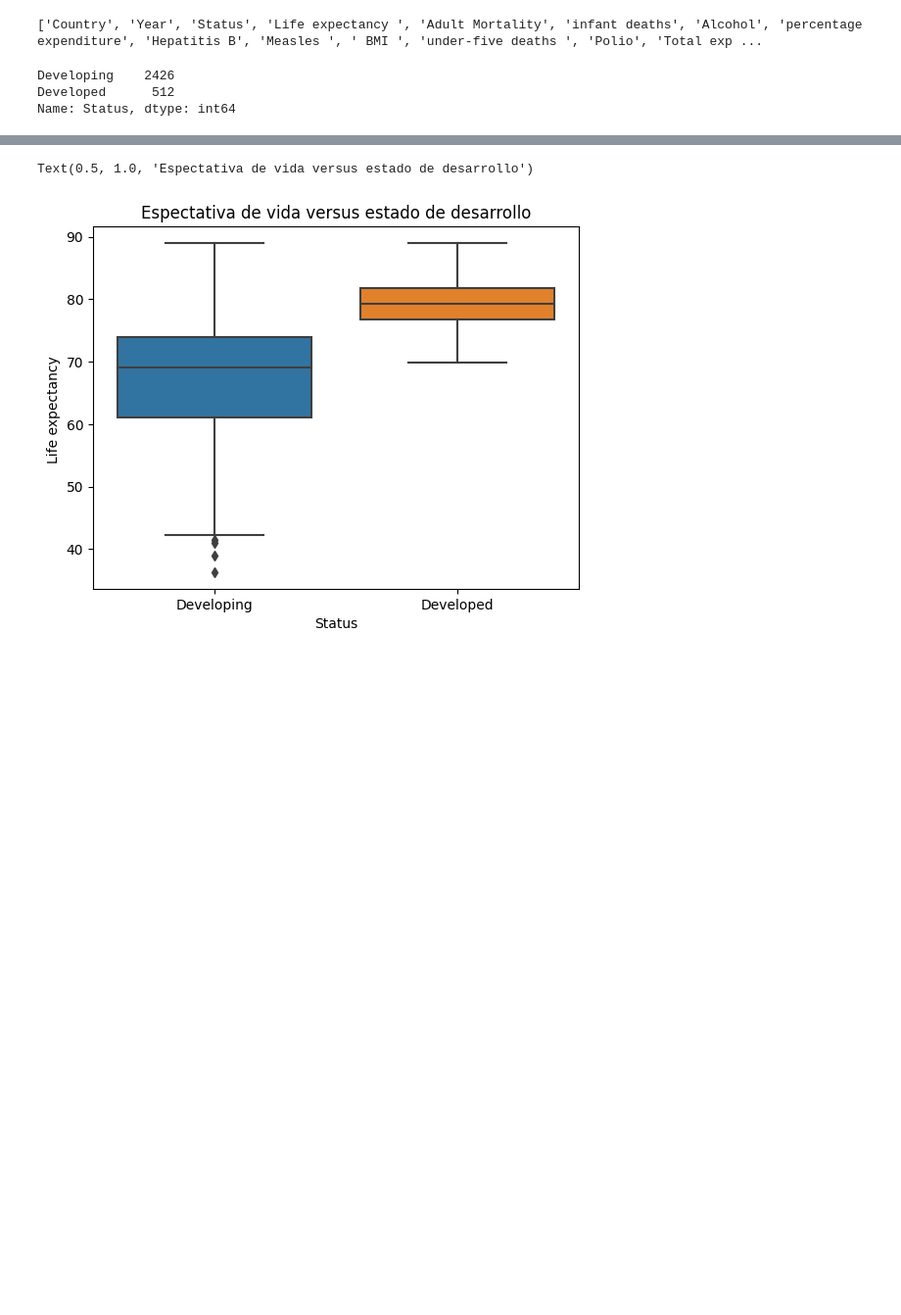
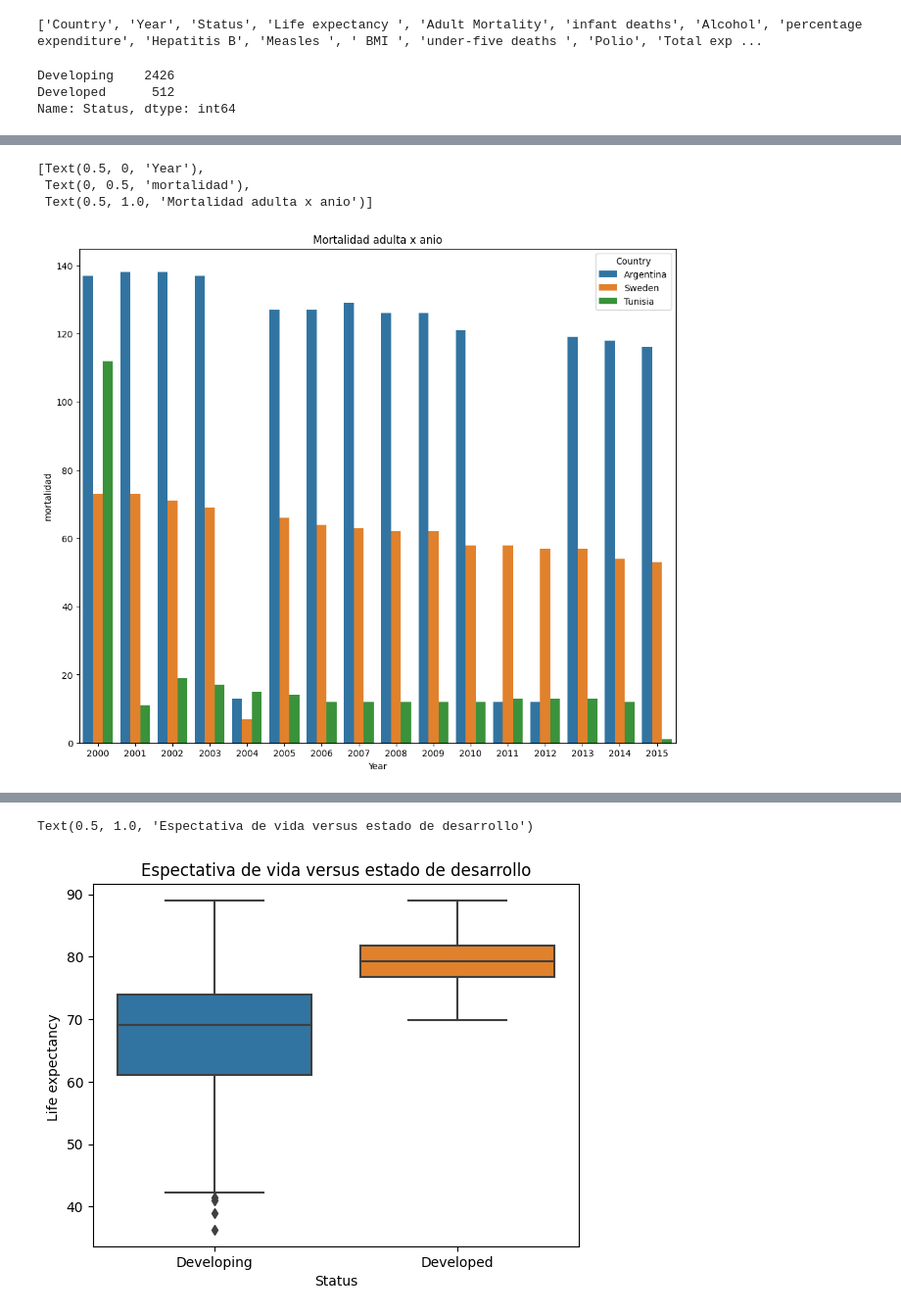
Before and after one commit to FernandoRamirez298/Data-Science-101, a Jupyter notebook: Entregas/Entrega_3/ProyectoDS_Parte1_Ramirez.ipynb, the cells around one changed output, grey strips where cells are left out. Shown at 98% size. Drawn from its saved outputs; the diff is of its cells as text; code cells hidden in the pictures; blank space fills up the shorter version.

```diff
--- a/Entregas/Entrega_3/ProyectoDS_Parte1_Ramirez.ipynb
+++ b/Entregas/Entrega_3/ProyectoDS_Parte1_Ramirez.ipynb
@@ -49,0 +121,17 @@ Name: Status, dtype: int64
+# %%
+df_mortalidad = df[['Country','Year','Adult Mortality']].copy()
+
+df_mortalidad = df_mortalidad[(df_mortalidad['Country']== 'Argentina') | (df_mortalidad['Country']== 'Sweden') | (df_mortalidad['Country']== 'Tunisia')]
+
+df_mortalidad.head(100)
+
+plt.figure(figsize=(12,10))
+
+ax= sns.barplot(data =df_mortalidad, x='Year',y ='Adult Mortality',  hue= 'Country',fill= True,)
+
+ax.set(xlabel = 'Year', ylabel = 'mortalidad', title = 'Mortalidad adulta x anio')
+# %% [output]
+[Text(0.5, 0, 'Year'),
+ Text(0, 0.5, 'mortalidad'),
+ Text(0.5, 1.0, 'Mortalidad adulta x anio')]
+[figure, added]
```
Also changed, not shown: parts of 16 cells of this notebook.
